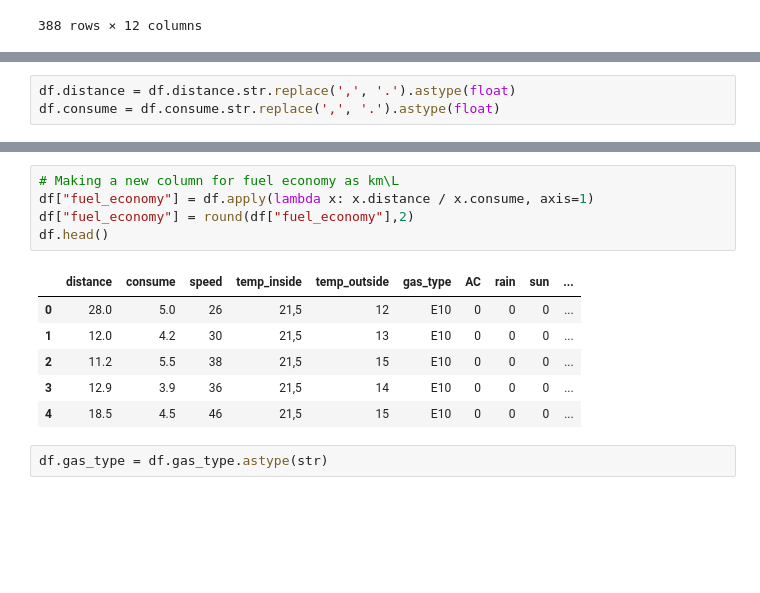
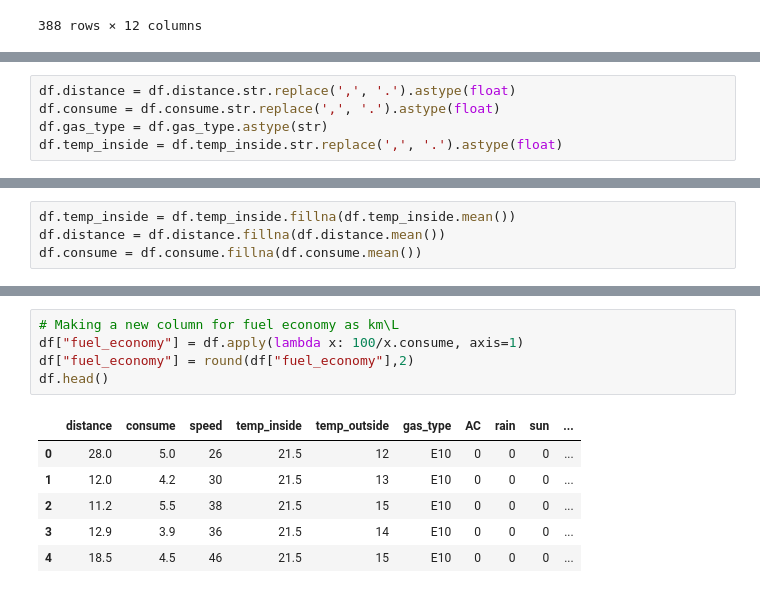
Before and after one commit to Shacham-R/technical_challenge_DA, a Jupyter notebook: Technical_challenge.ipynb, the cells around one changed output, grey strips where cells are left out. Drawn from its saved outputs; the diff is of its cells as text; blank space fills up the shorter version.

```diff
--- a/Technical_challenge.ipynb
+++ b/Technical_challenge.ipynb
@@ -81,3 +57,5 @@ dtype: object
 # %%
 df.distance = df.distance.str.replace(',', '.').astype(float)
 df.consume = df.consume.str.replace(',', '.').astype(float)
+df.gas_type = df.gas_type.astype(str)
+df.temp_inside = df.temp_inside.str.replace(',', '.').astype(float)
@@ -87,0 +78,4 @@ df.dtypes
+# %%
+df.temp_inside = df.temp_inside.fillna(df.temp_inside.mean())
+df.distance = df.distance.fillna(df.distance.mean())
+df.consume = df.consume.fillna(df.consume.mean())
@@ -88,14 +127,12 @@ df.dtypes
 # %%
 # Making a new column for fuel economy as km\L
-df["fuel_economy"] = df.apply(lambda x: x.distance / x.consume, axis=1)
+df["fuel_economy"] = df.apply(lambda x: 100/x.consume, axis=1)
 df["fuel_economy"] = round(df["fuel_economy"],2)
 df.head()
 # %% [output]
 |  | distance | consume | speed | temp_inside | temp_outside | gas_type | AC | rain | sun | ... |
-| 0 | 28.0 | 5.0 | 26 | 21,5 | 12 | E10 | 0 | 0 | 0 | ... |
-| 1 | 12.0 | 4.2 | 30 | 21,5 | 13 | E10 | 0 | 0 | 0 | ... |
-| 2 | 11.2 | 5.5 | 38 | 21,5 | 15 | E10 | 0 | 0 | 0 | ... |
-| 3 | 12.9 | 3.9 | 36 | 21,5 | 14 | E10 | 0 | 0 | 0 | ... |
-| 4 | 18.5 | 4.5 | 46 | 21,5 | 15 | E10 | 0 | 0 | 0 | ... |
+| 0 | 28.0 | 5.0 | 26 | 21.5 | 12 | E10 | 0 | 0 | 0 | ... |
+| 1 | 12.0 | 4.2 | 30 | 21.5 | 13 | E10 | 0 | 0 | 0 | ... |
+| 2 | 11.2 | 5.5 | 38 | 21.5 | 15 | E10 | 0 | 0 | 0 | ... |
+| 3 | 12.9 | 3.9 | 36 | 21.5 | 14 | E10 | 0 | 0 | 0 | ... |
+| 4 | 18.5 | 4.5 | 46 | 21.5 | 15 | E10 | 0 | 0 | 0 | ... |
-# %%
-df.gas_type = df.gas_type.astype(str)
```
Also changed, not shown: parts of 25 cells of this notebook.
